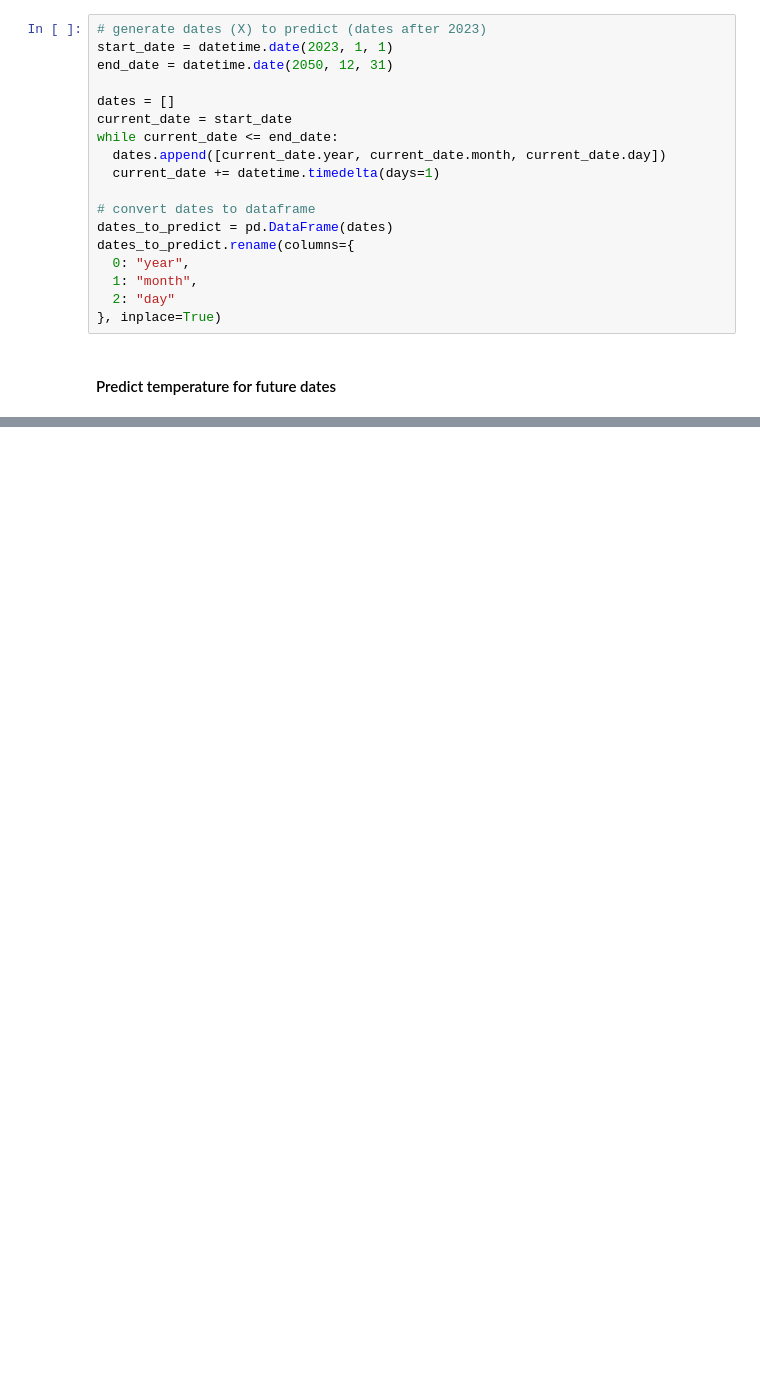
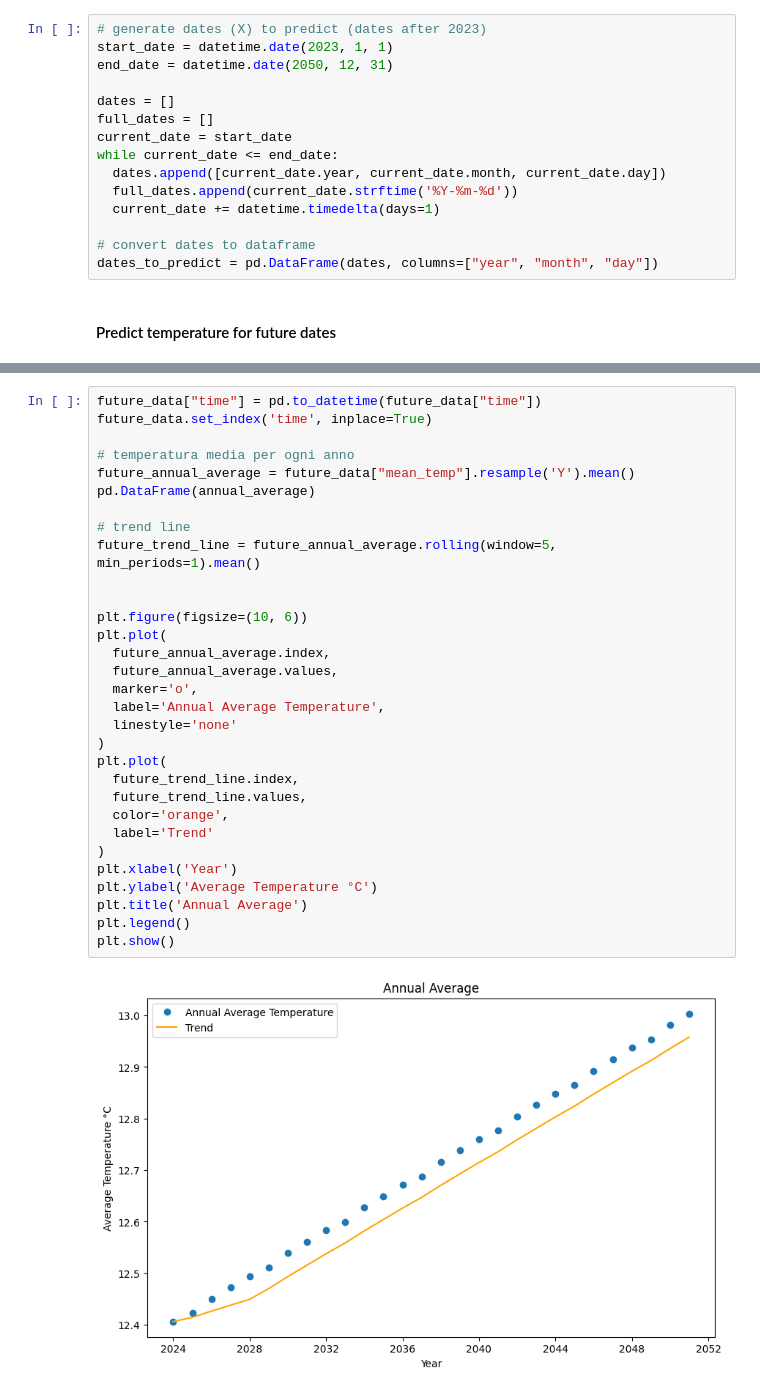
Before and after one commit to Favo02-unimi/visualizzazione-scientifica, a Jupyter notebook: machine-learning/weather_machine_learning.ipynb, the cells around one changed output, grey strips where cells are left out. Saved outputs shown, nothing was run; the diff lists cells and outputs as text; blank space fills up the shorter version.

```diff
--- a/machine-learning/weather_machine_learning.ipynb
+++ b/machine-learning/weather_machine_learning.ipynb
@@ -63,18 +65,15 @@ start_date = datetime.date(2023, 1, 1)
 end_date = datetime.date(2050, 12, 31)
 
 dates = []
+full_dates = []
 current_date = start_date
 while current_date <= end_date:
   dates.append([current_date.year, current_date.month, current_date.day])
+  full_dates.append(current_date.strftime('%Y-%m-%d'))
   current_date += datetime.timedelta(days=1)
 
 # convert dates to dataframe
-dates_to_predict = pd.DataFrame(dates)
-dates_to_predict.rename(columns={
-  0: "year",
-  1: "month",
-  2: "day"
-}, inplace=True)
+dates_to_predict = pd.DataFrame(dates, columns=["year", "month", "day"])
 # %% [markdown]
 #### Predict temperature for future dates
 # %%
@@ -124,0 +124,33 @@ NameError: name 'plt' is not defined
+# %%
+future_data["time"] = pd.to_datetime(future_data["time"])
+future_data.set_index('time', inplace=True)
+
+# temperatura media per ogni anno
+future_annual_average = future_data["mean_temp"].resample('Y').mean()
+pd.DataFrame(annual_average)
+
+# trend line
+future_trend_line = future_annual_average.rolling(window=5, min_periods=1).mean()
+
+
+plt.figure(figsize=(10, 6))
+plt.plot(
+  future_annual_average.index,
+  future_annual_average.values,
+  marker='o',
+  label='Annual Average Temperature',
+  linestyle='none'
+)
+plt.plot(
+  future_trend_line.index,
+  future_trend_line.values,
+  color='orange',
+  label='Trend'
+)
+plt.xlabel('Year')
+plt.ylabel('Average Temperature °C')
+plt.title('Annual Average')
+plt.legend()
+plt.show()
+# %% [output]
+[figure, added]
```
Also changed, not shown: parts of 8 cells of this notebook.
